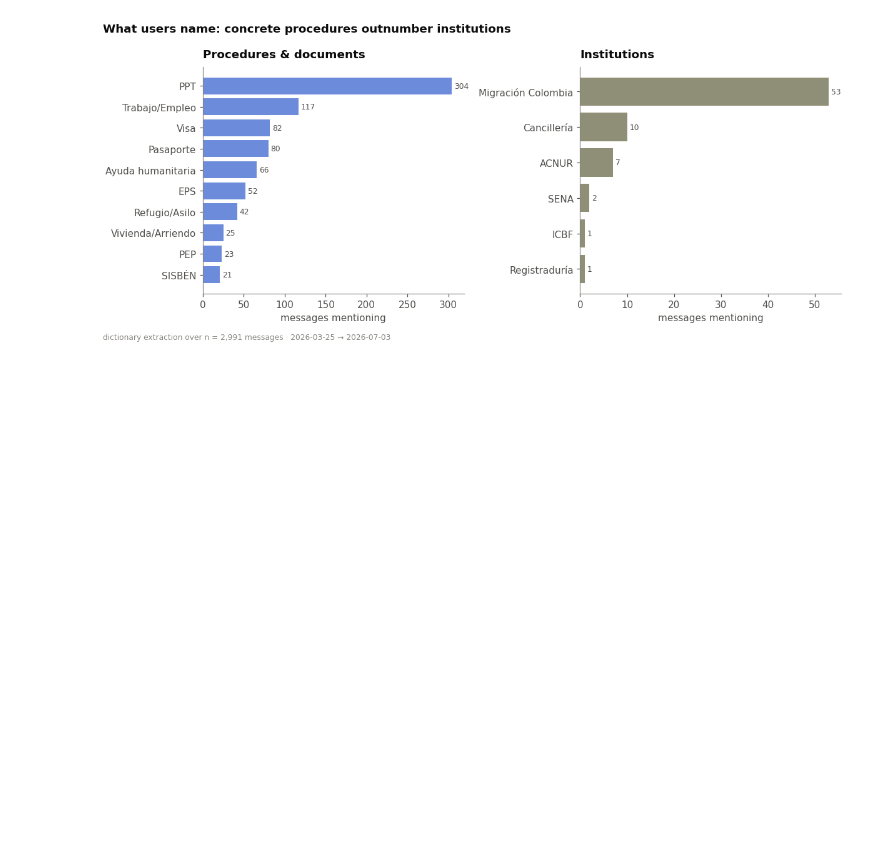
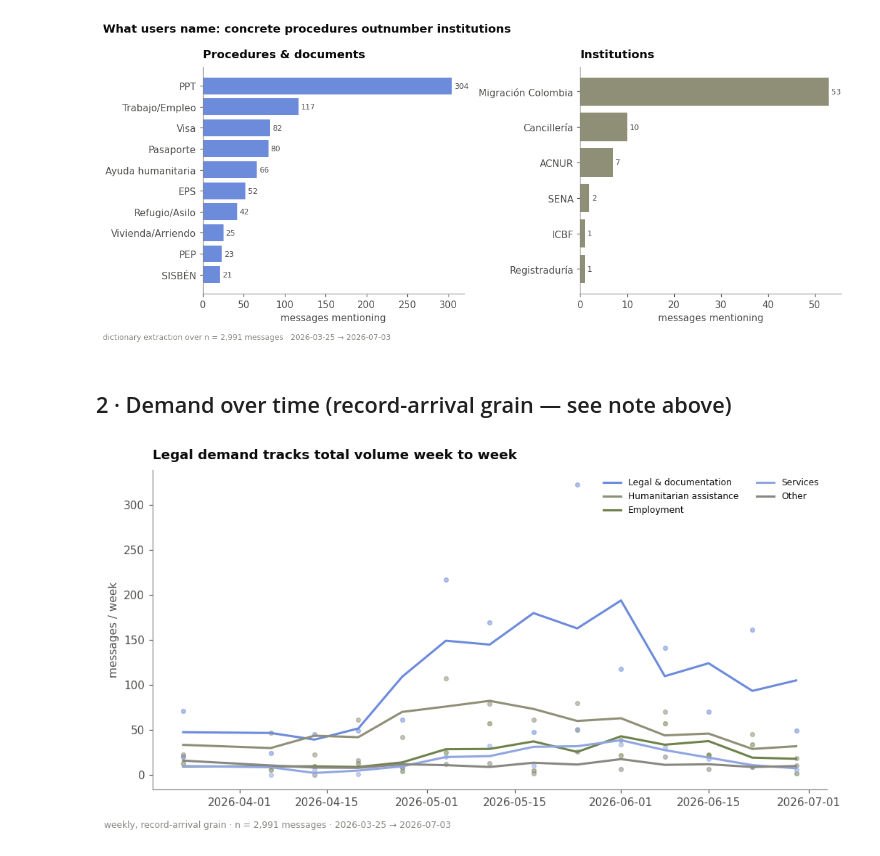
Before and after one commit to DiversaStudio/chatbot_methodology_mmc, a Jupyter notebook: notebooks/02_demand_behaviour_experience.ipynb, the cells around one changed output. Drawn from its saved outputs; the diff is of its cells as text; code cells hidden in the pictures; blank space fills up the shorter version.

Commit message:
feat(sami): NB2 §2 demand over time (figs 4-5)

```diff
--- a/notebooks/02_demand_behaviour_experience.ipynb
+++ b/notebooks/02_demand_behaviour_experience.ipynb
@@ -95,3 +95,21 @@ fig.text(0.01, -0.02, f"dictionary extraction over n = {len(SD.messages):,} mess
 plt.tight_layout(); plt.show()
 # %% [output]
 [figure]
+# %% [markdown]
+## 2 · Demand over time  (record-arrival grain — see note above)
+# %%
+wk = metrics.weekly_category_counts(SD.messages, top_n=4)
+fig, ax = plt.subplots(figsize=(9.5, 4.8))
+for cat in wk.columns:
+    color = CAT_COLOR.get(cat, theme.MUTED)
+    x = wk.index; y = wk[cat].values
+    ax.scatter(x, y, s=14, color=color, alpha=0.5)                # raw points
+    ax.plot(x, pd.Series(y, index=x).rolling(3, center=True, min_periods=1).mean(),
+            color=color, lw=2, label=CAT_EN.get(cat, cat))        # smoothed spline
+ax.set_ylabel("messages / week"); ax.set_xlabel("")
+ax.set_title("Legal demand tracks total volume week to week")
+ax.legend(fontsize=8, frameon=False, ncol=2)
+fig.text(0.01, -0.02, f"weekly, record-arrival grain · n = {len(SD.messages):,} messages · {WINDOW}", fontsize=8, color=theme.MUTED)
+plt.tight_layout(); plt.show()
+# %% [output]
+[figure, added]
```
Also changed, not shown: parts of 1 cell of this notebook.
